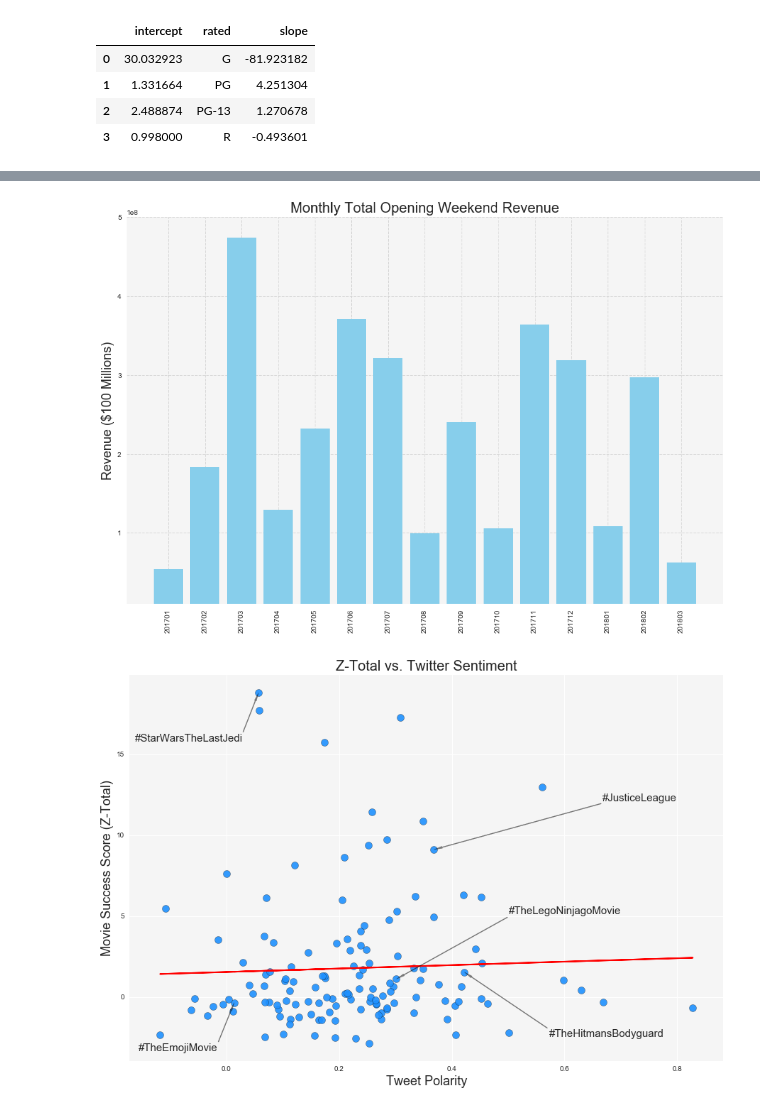
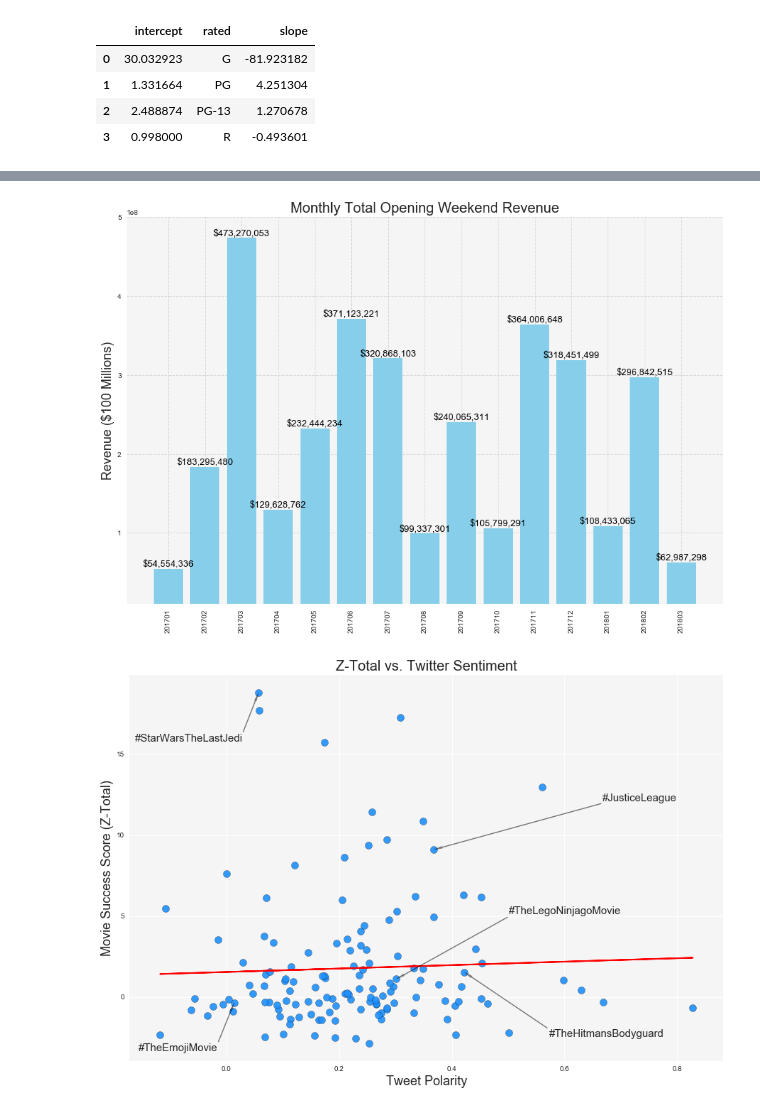
Before and after one commit to Jayleh/dream-reapers, a Jupyter notebook: graphing.ipynb, the cells around one changed output, grey strips where cells are left out. Saved outputs shown, nothing was run; the diff lists cells and outputs as text; code cells hidden in the pictures.

```diff
--- a/graphing.ipynb
+++ b/graphing.ipynb
@@ -331,34 +331,41 @@ opening_weekend_rev_y = opening_weekend_rev_df["total opening by month"]
 
 # x-axis for the plot (release data)
 date_open_x = opening_weekend_rev_df["release"]
 
 # plot the barplot
 bar_plot = plt.bar(date_open_x, opening_weekend_rev_y, alpha=1, align="edge", color="skyblue")
 # (Or) using seaborn
 
 # Tell matplotlib where we would like to place each of our x axis headers
 tick_locations = np.arange(len(opening_weekend_rev_df))
 plt.xticks(tick_locations+0.4, opening_weekend_rev_df["release"], rotation="vertical")
 
 # set the x and y axis limits and labels, chart title and legends
 plt.ylim(10000000, 500000000)
 plt.title("Monthly Total Opening Weekend Revenue", fontsize=20)
 plt.ylabel("Revenue ($100 Millions)", fontsize=18)
 plt.axhline(0)
 
 # Set axes background color
 ax = plt.gca()
 ax.set_facecolor('whitesmoke')
 
 # Insert grid lines and set behind plot elements
 ax.grid(linestyle='--', color='lightgrey', alpha=0.8)
 ax.set_axisbelow(True)
 
+# Annotate bars
+perc_tum_vol_chg = [f'${rev:,}' for rev in opening_weekend_rev_y]
+for i, rect in enumerate(bar_plot):
+    height = rect.get_height()
+    plt.text(rect.get_x() + rect.get_width()/2.0, height, perc_tum_vol_chg[i],
+             color='black', fontsize='13', ha='center', va='bottom')
+
 # Save our graph and show the graph
 plt.savefig("images/RevenueByMonth.png")
 plt.show()
 # %% [output]
-[figure, old version]
+[figure, new version]
 # %%
 # Set axes
 ztotal = movie_data_df['ztotal']
```
Also changed, not shown: parts of 4 cells of this notebook, 4 other files.
